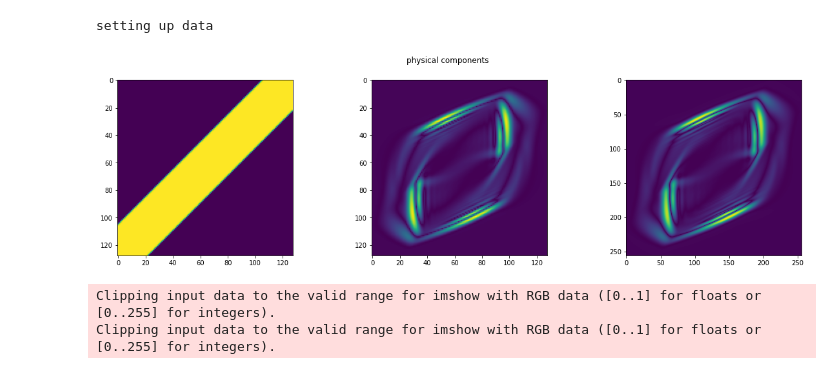
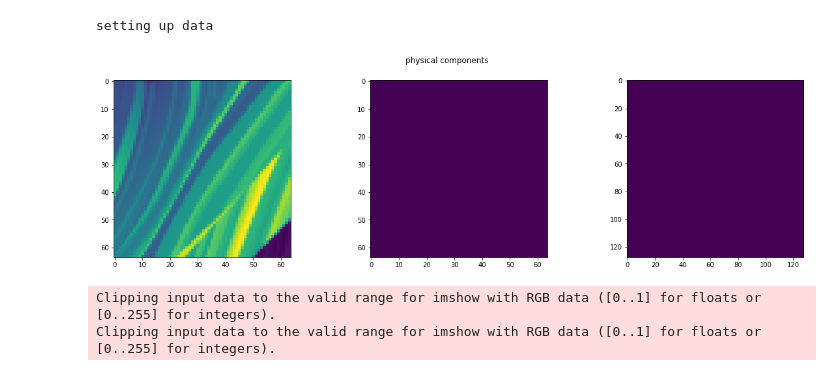
Before and after one commit to utkaiser/masterthesis_code, a Jupyter notebook: analysis/wave_field_reproduction.ipynb, the cells around one changed output. Saved outputs shown, nothing was run; the diff lists cells and outputs as text; code cells hidden in the pictures.

Commit message:
struggling data generation

```diff
--- a/analysis/wave_field_reproduction.ipynb
+++ b/analysis/wave_field_reproduction.ipynb
@@ -38,7 +38,7 @@ data_paths = data_paths = [
         # '../data/train_data_waveguide_128.npz',
         # '../data/train_data_inclusion_128.npz',
         #'../data/train_data_bp_m_128.npz',
-        '../data/train_data_fig9_256_test.npz'
+        '../data/train_data_bp_m_64_128.npz'
 ]
 train_loaders = fetch_data(data_paths, batchsize=1, shuffle=False)
 # %% [output]
@@ -47,50 +47,51 @@ setting up data
 #getting one specific image
 for train_loader in train_loaders:
         for i, data in enumerate(train_loader):
-            if i == 109: #
+            if i == 400: #
                 inputs, labels = data[0], data[1]
                 #outputs_unet = model_unet(inputs)
                 #output_tiramisu = model_tir(inputs)
                 break
+#torch.nonzero(inputs[0])
 # %%
 # compare physical components for single image
 
-from mounted.WaveUtil import WaveSol_from_EnergyComponent
+from generate_data.WaveUtil import WaveSol_from_EnergyComponent
 from skimage.transform import resize
 
 l = [
     inputs[0], # wave energy component coarse solver (inputs),
     #outputs_unet[0], # wave energy component enhanced through unet
     #output_tiramisu[0], # wave energy component enhanced through unet
     labels[0] # # wave energy component fine solver (label)
 ]
 f, ax = plt.subplots(1,3)
 f.suptitle("physical components")
 f.set_figheight(5)
 f.set_figwidth(20)
 d = inputs[0][3,:,:].detach().numpy()
 
 ax[0].imshow(d)
 
-d2 = resize(d,(256,256)) # have it to same resolution as output img
+d2 = resize(d,(128,128)) # have it to same resolution as output img
 import matplotlib.colors as mcolors
 for i, img in enumerate(l):
     if i == 1:
         d = d2
     a,b,c = img[0,:,:].detach().numpy(), img[1,:,:].detach().numpy(), img[2,:,:].detach().numpy()
     res = WaveSol_from_EnergyComponent(a,b,c,d, 2.0/128.0, 0) # capital lambda dagger
     res = np.abs(res)
     ax[i+1].imshow(res[0])
 #
 # ax[1].set_title('coarse solver (input)')
 # ax[2].set_title('fine solver (label)')
 # ax[1].set_title('JNet(3,1) (output)')
 # #ax[2].set_title('nn tiramisu (5,5), (5,5) (output)')
 # ax[2].set_title('fine solver (label)')
 # ax[3].imshow(d)
 # ax[3].set_title('wavespeed')
 # %% [output]
-[figure, old version]
+[figure, new version]
 # %%
 # compare energy components for single image
 
```
Also changed, not shown: 17 other files.
